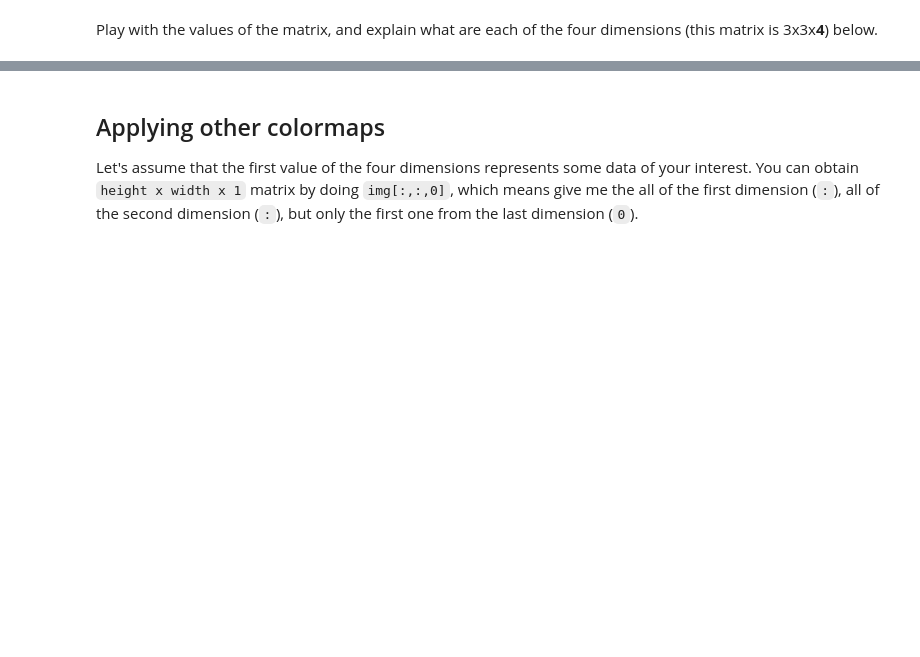
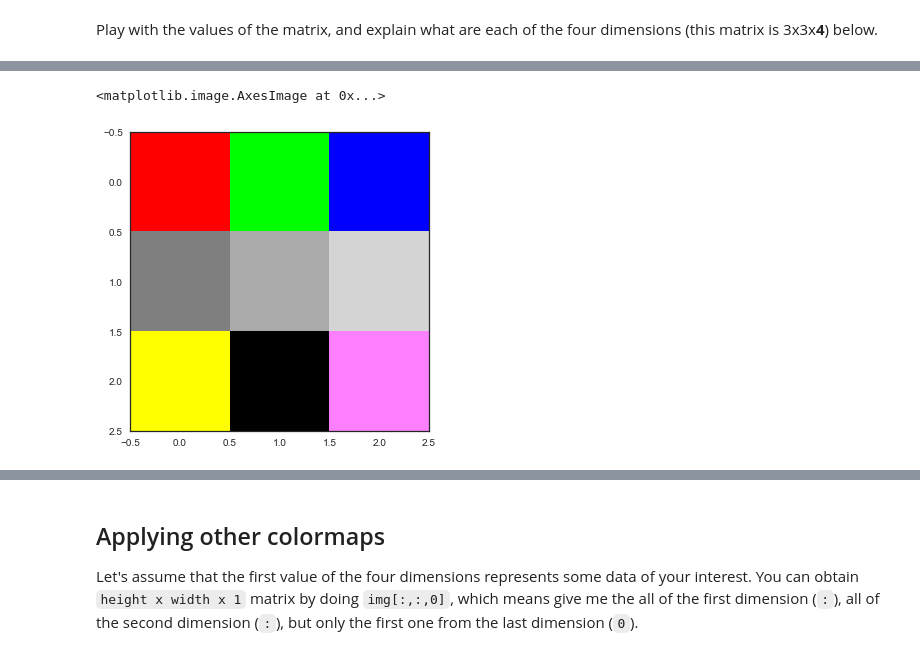
Before and after one commit to muftring/iu-datavis, a Jupyter notebook: week-04/w04_lab_uftring_michael.ipynb, the cells around one changed output, grey strips where cells are left out. Cells and saved outputs as stored; diff of their text form; code cells hidden in the pictures; blank space fills up the shorter version.

```diff
--- a/week-04/w04_lab_uftring_michael.ipynb
+++ b/week-04/w04_lab_uftring_michael.ipynb
@@ -391,0 +438,5 @@ YOUR ANSWER HERE
+# %%
+plt.imshow(myimg2, interpolation="nearest")
+# %% [output]
+<matplotlib.image.AxesImage at 0x...>
+[figure, added]
```
Also changed, not shown: parts of 16 cells of this notebook.
